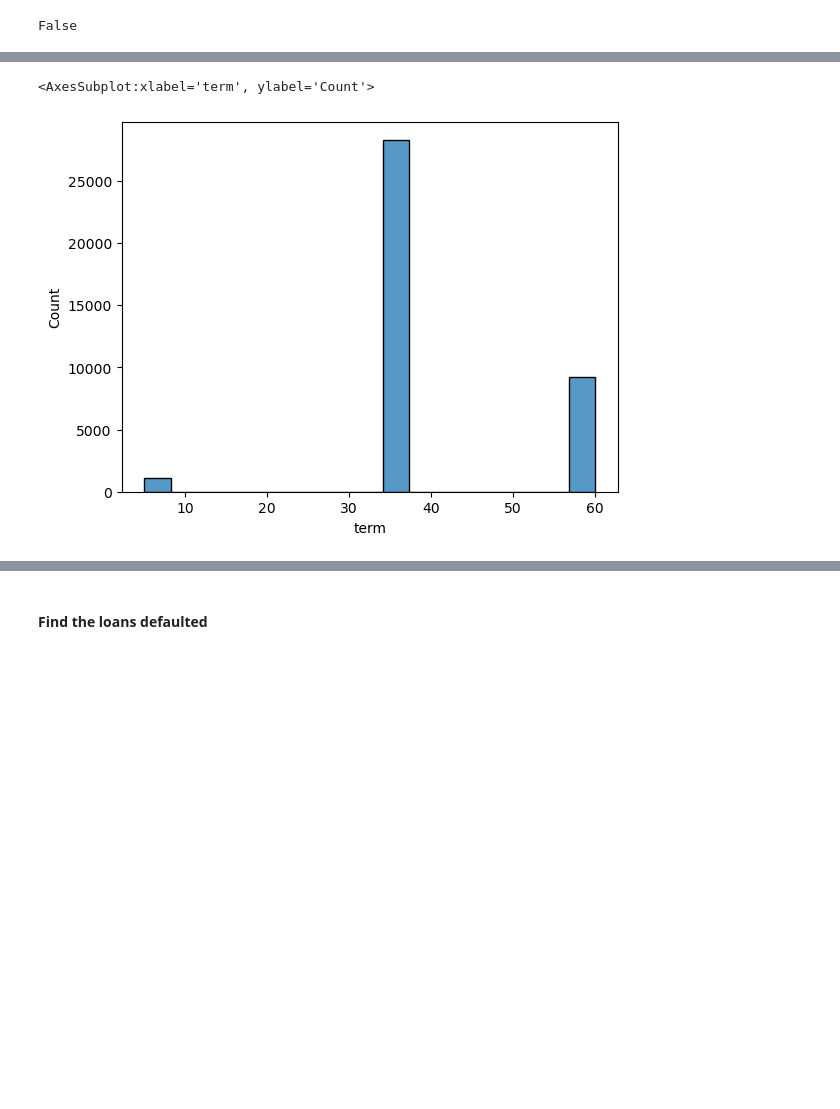
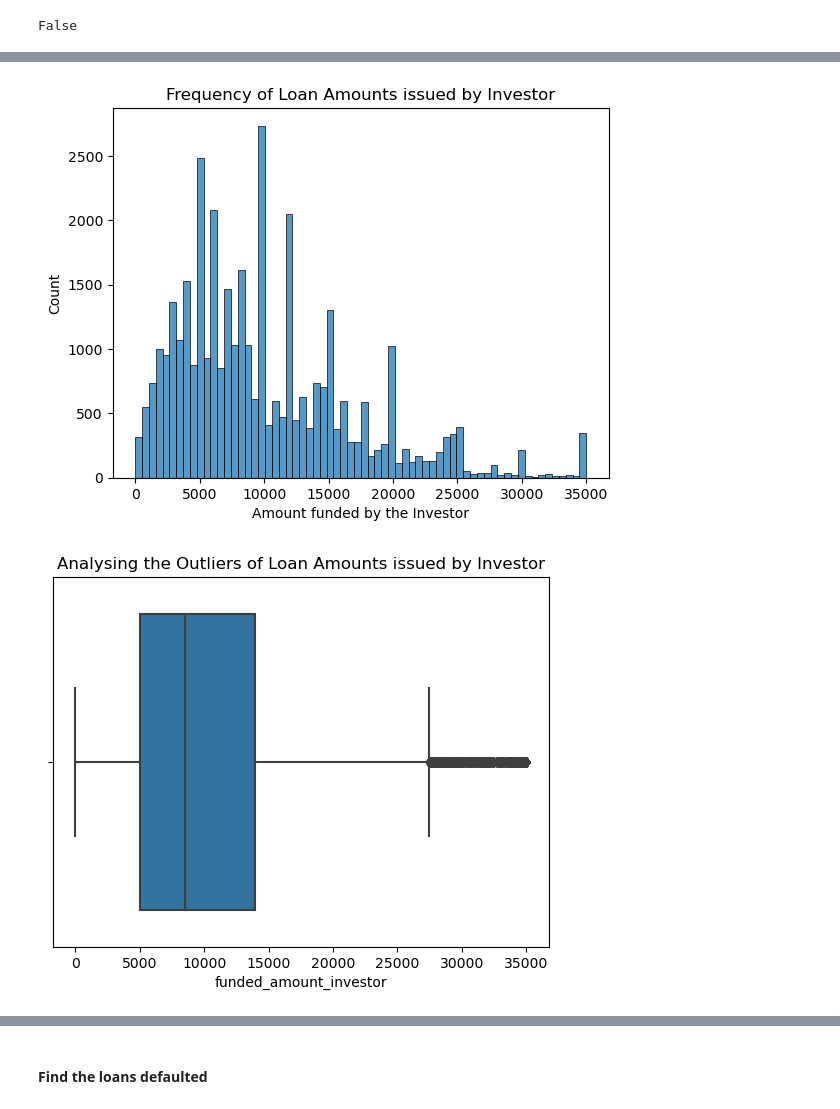
Before and after one commit to Vasista-Eranki/LendingClubCaseStudy, a Jupyter notebook: LendingClubCaseStudy.ipynb, the cells around one changed output, grey strips where cells are left out. Saved outputs shown, nothing was run; the diff lists cells and outputs as text; code cells hidden in the pictures; blank space fills up the shorter version.

Commit message:
Some Univariate Analysis

```diff
--- a/LendingClubCaseStudy.ipynb
+++ b/LendingClubCaseStudy.ipynb
@@ -135,7 +135,7 @@ loan.last_credit_pull_d = pd.to_datetime(loan.last_credit_pull_d, format='%b-%y'
 # Clean the data: int_rate  Obj-> float
 # Convert to Date: issue_d  Obj-> date
 loan.rename(columns={'issue_d' : 'issue_date', 'last_pymnt_d' : 'last_payment_date', 'next_pymnt_d' : 'next_payment_date', 'last_credit_pull_d' : 'last_credit_pull_date'}, inplace=True)
-loan.rename(columns={'loan_amnt' : 'loan_amount', 'funded_amnt': 'funded_amount', 'funded_amnt_inv': 'funded_amount_investor', 'int_rate': 'interest_rate'}, inplace=True)
+loan.rename(columns={'loan_amnt' : 'loan_amount', 'funded_amnt': 'funded_amount', 'funded_amnt_inv': 'funded_amount_investor', 'int_rate': 'interest_rate', 'annual_inc': 'annual_income'}, inplace=True)
 
 loan.rename(columns={'open_acc' : 'open_credit_lines', 'pub_rec' : 'public_derogatory_records', 'revol_bal' : 'credit_revolving_balance', 'revol_util' : 'credit_revolving_utilization_rate', 'total_acc' : 'total_credit_accounts', 'out_prncp' : 'outstanding_principal', 'out_prncp_inv' : 'outstanding_principal_investor'}, inplace=True)
 loan.rename(columns={'total_pymnt' : 'total_payment_received', 'total_pymnt_inv' : 'total_payment_received_investor_fund', 'total_rec_prncp' : 'total_received_principal', 'total_rec_int' : 'total_received_interest', 'total_rec_late_fee' :'total_received_late_fee', 'last_pymnt_amnt' : 'last_payment_amount'}, inplace=True)
@@ -164,9 +147,0 @@ loan['emp_length'] = loan.emp_length.apply(lambda x: convert_emp(x))
-# %%
-# calculate the mean emp length
-mean_emp_length = round(loan[-loan.emp_length.isna()].emp_length.apply(lambda x: int(x)).mean())
-#mean_emp_length = round(loan[-loan.emp_length.isna()].emp_length.apply(lambda x: int(x)).median())
-loan[loan.emp_length.isna()] = loan[loan.emp_length.isna()].apply(lambda x: mean_emp_length)
-loan.emp_length = loan.emp_length.apply(lambda x: int(x))
-
-# Verify the cleaned data.
-#loan.emp_length.unique()
@@ -213,0 +164,13 @@ categorical_columns = ['term', 'grade', 'sub_grade', 'emp_title', 'verification_
+# %%
+# calculate the mean emp length
+mean_emp_length = round(loan[-loan.emp_length.isna()].emp_length.apply(lambda x: int(x)).mean())
+#mean_emp_length = round(loan[-loan.emp_length.isna()].emp_length.apply(lambda x: int(x)).median())
+
+loan['emp_length'] = loan.emp_length.fillna(mean_emp_length)
+
+# Verify the cleaned data.
+#loan.emp_length.unique()
+#loan['emp_length'] = loan.emp_length.apply(lambda if )
+
+#loan[loan.emp_length.isna()]['emp_length'] = loan[loan.emp_length.isna()].emp_length.apply(lambda x: mean_emp_length)
+#loan[loan['emp_length']==np.nan]
@@ -213,0 +246,3 @@ categorical_columns = ['term', 'grade', 'sub_grade', 'emp_title', 'verification_
+# %%
+# Filter out the outliers of data.
+loan = loan[loan.annual_income<150000]
@@ -214,5 +254,16 @@ categorical_columns = ['term', 'grade', 'sub_grade', 'emp_title', 'verification_
 # %%
-sns.histplot(data=non_current_loans, x='term')
+# Analysing the Funded Amount Investor data
+plt.title('Frequency of Loan Amounts issued by Investor')
+plt.xlabel('Amount funded by the Investor')
+sns.histplot(data=loan, x='funded_amount_investor')
+plt.show()
+
+# Analyzing the outliers
+plt.title('Analysis of Loan Amounts issued by Investor')
+plt.title('Analysing the Outliers of Loan Amounts issued by Investor')
+plt.xlabel('Amount funded by the Investor')
+sns.boxplot(data=loan, x='funded_amount_investor')
+plt.show()
 # %% [output]
-<AxesSubplot:xlabel='term', ylabel='Count'>
-[figure, old version]
+[figure, new version]
+[figure, added]
```
Also changed, not shown: parts of 41 cells of this notebook.
